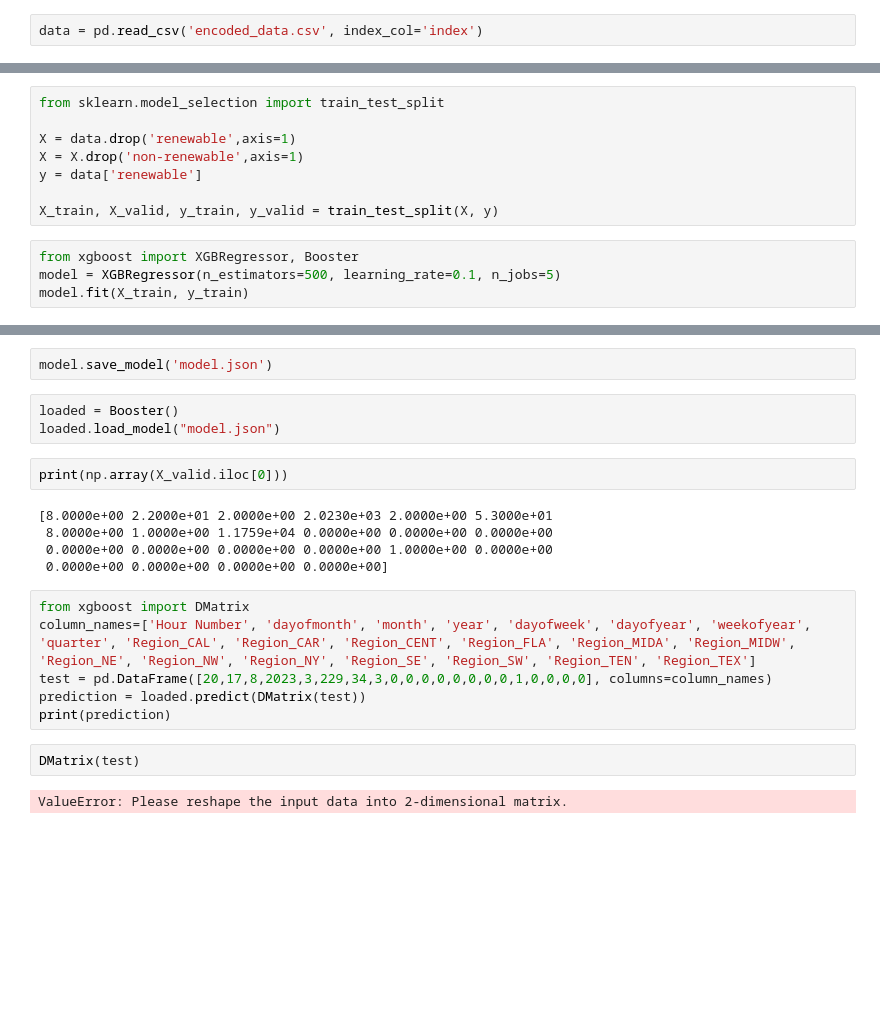
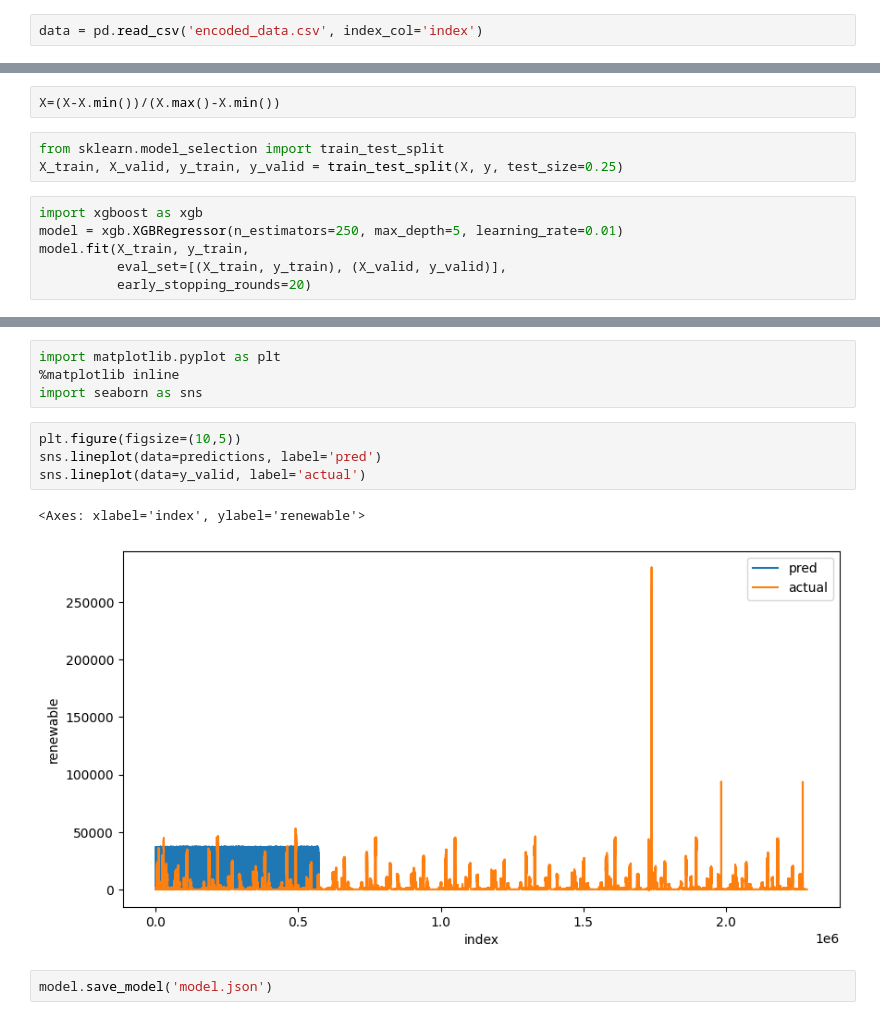
Before and after one commit to midorii-ai/model, a Jupyter notebook: train-model.ipynb, the cells around one changed output, grey strips where cells are left out. Saved outputs shown, nothing was run; the diff lists cells and outputs as text; blank space fills up the shorter version.

Commit message:
latest model version

```diff
--- a/train-model.ipynb
+++ b/train-model.ipynb
@@ -18,13 +10,12 @@ data.head()
+# %%
+X=(X-X.min())/(X.max()-X.min())
 # %%
 from sklearn.model_selection import train_test_split
-
-X = data.drop('renewable',axis=1)
-X = X.drop('non-renewable',axis=1)
-y = data['renewable']
-
-X_train, X_valid, y_train, y_valid = train_test_split(X, y)
+X_train, X_valid, y_train, y_valid = train_test_split(X, y, test_size=0.25)
 # %%
-from xgboost import XGBRegressor, Booster
-model = XGBRegressor(n_estimators=500, learning_rate=0.1, n_jobs=5)
-model.fit(X_train, y_train)
+import xgboost as xgb
+model = xgb.XGBRegressor(n_estimators=250, max_depth=5, learning_rate=0.01)
+model.fit(X_train, y_train,
+          eval_set=[(X_train, y_train), (X_valid, y_valid)],
+          early_stopping_rounds=20)
 # %% [output]
@@ -48,22 +76,13 @@ Mean Absolute Percentage Error: 1.1481331655688416
+# %%
+import matplotlib.pyplot as plt
+%matplotlib inline
+import seaborn as sns
+# %%
+plt.figure(figsize=(10,5))
+sns.lineplot(data=predictions, label='pred')
+sns.lineplot(data=y_valid, label='actual')
+# %% [output]
+<Axes: xlabel='index', ylabel='renewable'>
+[figure, added]
 # %%
 model.save_model('model.json')
-# %%
-loaded = Booster()
-loaded.load_model("model.json")
-# %%
-print(np.array(X_valid.iloc[0]))
-# %% [output]
-[8.0000e+00 2.2000e+01 2.0000e+00 2.0230e+03 2.0000e+00 5.3000e+01
- 8.0000e+00 1.0000e+00 1.1759e+04 0.0000e+00 0.0000e+00 0.0000e+00
- 0.0000e+00 0.0000e+00 0.0000e+00 0.0000e+00 1.0000e+00 0.0000e+00
- 0.0000e+00 0.0000e+00 0.0000e+00 0.0000e+00]
-# %%
-from xgboost import DMatrix
-column_names=['Hour Number', 'dayofmonth', 'month', 'year', 'dayofweek', 'dayofyear', 'weekofyear', 'quarter', 'Region_CAL', 'Region_CAR', 'Region_CENT', 'Region_FLA', 'Region_MIDA', 'Region_MIDW', 'Region_NE', 'Region_NW', 'Region_NY', 'Region_SE', 'Region_SW', 'Region_TEN', 'Region_TEX']
-test = pd.DataFrame([20,17,8,2023,3,229,34,3,0,0,0,0,0,0,0,0,1,0,0,0,0], columns=column_names)
-prediction = loaded.predict(DMatrix(test))
-print(prediction)
-# %%
-DMatrix(test)
-# %% [output]
-ValueError: Please reshape the input data into 2-dimensional matrix.
```
Also changed, not shown: parts of 5 cells of this notebook, 1 other file.
